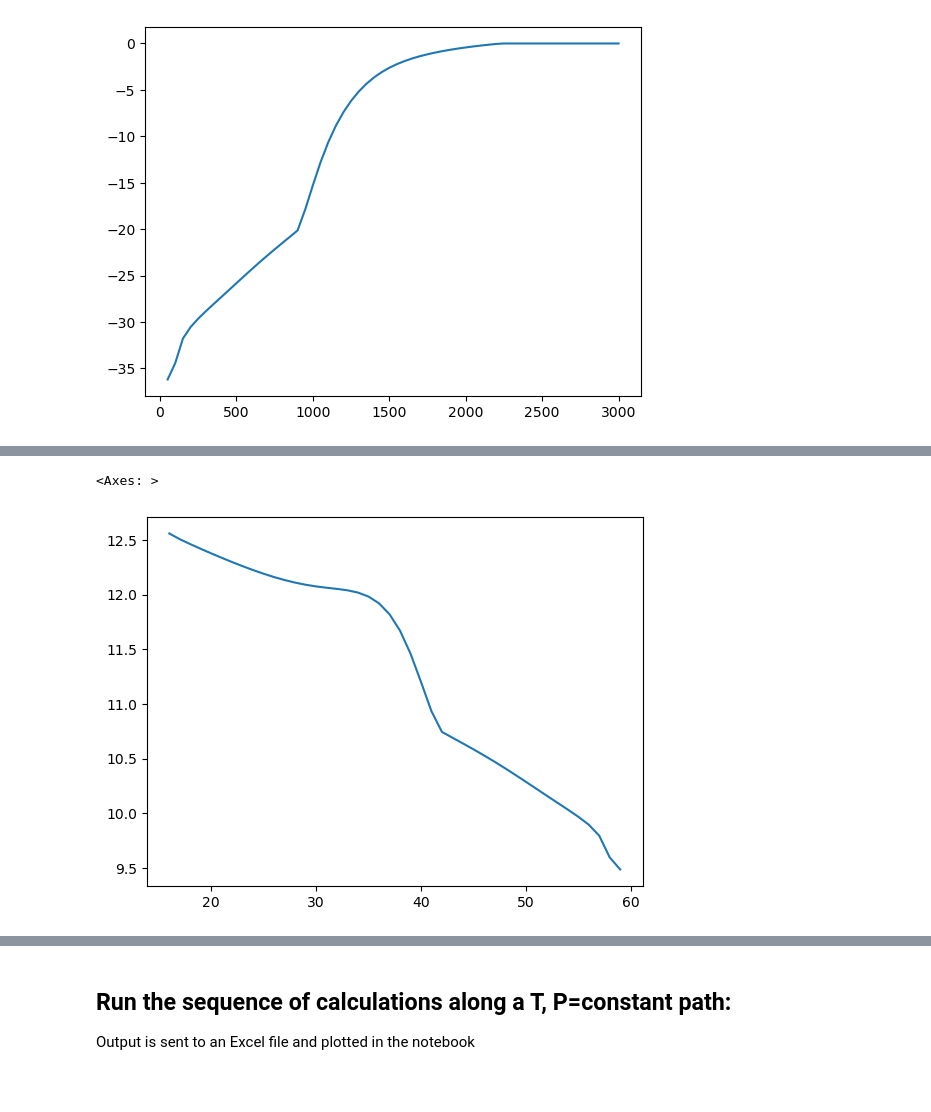
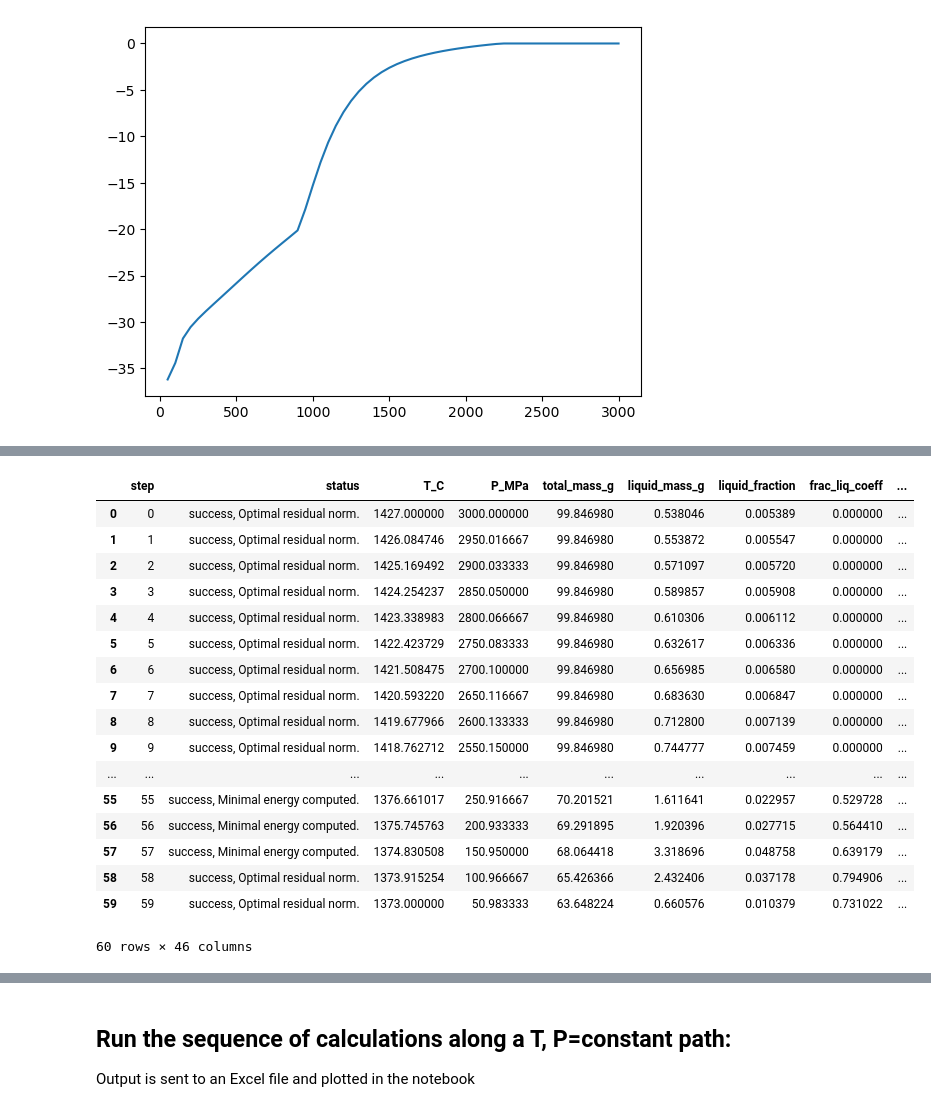
Before and after one commit to whtowbin/melts_enki, a Jupyter notebook: DMM_Melting_Fractionation-Dynamic_.ipynb, the cells around one changed output, grey strips where cells are left out. Saved outputs shown, nothing was run; the diff lists cells and outputs as text; code cells hidden in the pictures; blank space fills up the shorter version.

```diff
--- a/DMM_Melting_Fractionation-Dynamic_.ipynb
+++ b/DMM_Melting_Fractionation-Dynamic_.ipynb
@@ -428,6 +446,22 @@ df_liq_comp
-# %%
-accumulated_melts = accumulate_melt_along_path(df)
-accumulated_melts['liq_oxide_FeOTotal'].plot()
-# %% [output]
-<Axes: >
-[figure, removed]
+# %%
+full = pd.concat([df,accumulated_melts.add_suffix("_accumulated")], axis = 1)
+full
+# %% [output]
+|  | step | status | T_C | P_MPa | total_mass_g | liquid_mass_g | liquid_fraction | frac_liq_coeff | ... |
+| 0 | 0 | success, Optimal residual norm. | 1427.000000 | 3000.000000 | 99.846980 | 0.538046 | 0.005389 | 0.000000 | ... |
+| 1 | 1 | success, Optimal residual norm. | 1426.084746 | 2950.016667 | 99.846980 | 0.553872 | 0.005547 | 0.000000 | ... |
+| 2 | 2 | success, Optimal residual norm. | 1425.169492 | 2900.033333 | 99.846980 | 0.571097 | 0.005720 | 0.000000 | ... |
+| 3 | 3 | success, Optimal residual norm. | 1424.254237 | 2850.050000 | 99.846980 | 0.589857 | 0.005908 | 0.000000 | ... |
+| 4 | 4 | success, Optimal residual norm. | 1423.338983 | 2800.066667 | 99.846980 | 0.610306 | 0.006112 | 0.000000 | ... |
+| 5 | 5 | success, Optimal residual norm. | 1422.423729 | 2750.083333 | 99.846980 | 0.632617 | 0.006336 | 0.000000 | ... |
+| 6 | 6 | success, Optimal residual norm. | 1421.508475 | 2700.100000 | 99.846980 | 0.656985 | 0.006580 | 0.000000 | ... |
+| 7 | 7 | success, Optimal residual norm. | 1420.593220 | 2650.116667 | 99.846980 | 0.683630 | 0.006847 | 0.000000 | ... |
+| 8 | 8 | success, Optimal residual norm. | 1419.677966 | 2600.133333 | 99.846980 | 0.712800 | 0.007139 | 0.000000 | ... |
+| 9 | 9 | success, Optimal residual norm. | 1418.762712 | 2550.150000 | 99.846980 | 0.744777 | 0.007459 | 0.000000 | ... |
+| ... | ... | ... | ... | ... | ... | ... | ... | ... | ... |
+| 55 | 55 | success, Minimal energy computed. | 1376.661017 | 250.916667 | 70.201521 | 1.611641 | 0.022957 | 0.529728 | ... |
+| 56 | 56 | success, Minimal energy computed. | 1375.745763 | 200.933333 | 69.291895 | 1.920396 | 0.027715 | 0.564410 | ... |
+| 57 | 57 | success, Minimal energy computed. | 1374.830508 | 150.950000 | 68.064418 | 3.318696 | 0.048758 | 0.639179 | ... |
+| 58 | 58 | success, Optimal residual norm. | 1373.915254 | 100.966667 | 65.426366 | 2.432406 | 0.037178 | 0.794906 | ... |
+| 59 | 59 | success, Optimal residual norm. | 1373.000000 | 50.983333 | 63.648224 | 0.660576 | 0.010379 | 0.731022 | ... |
+60 rows × 46 columns
```
Also changed, not shown: parts of 13 cells of this notebook.
